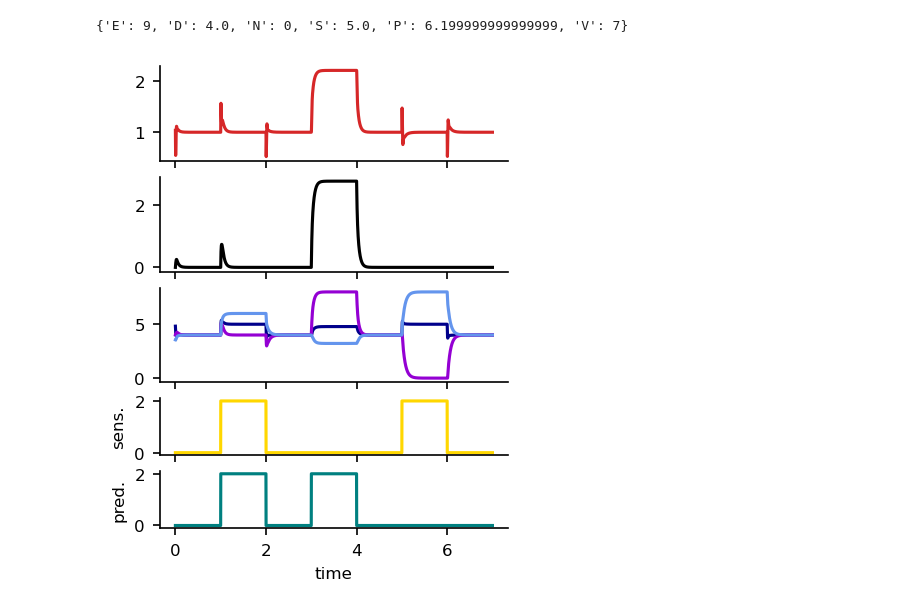
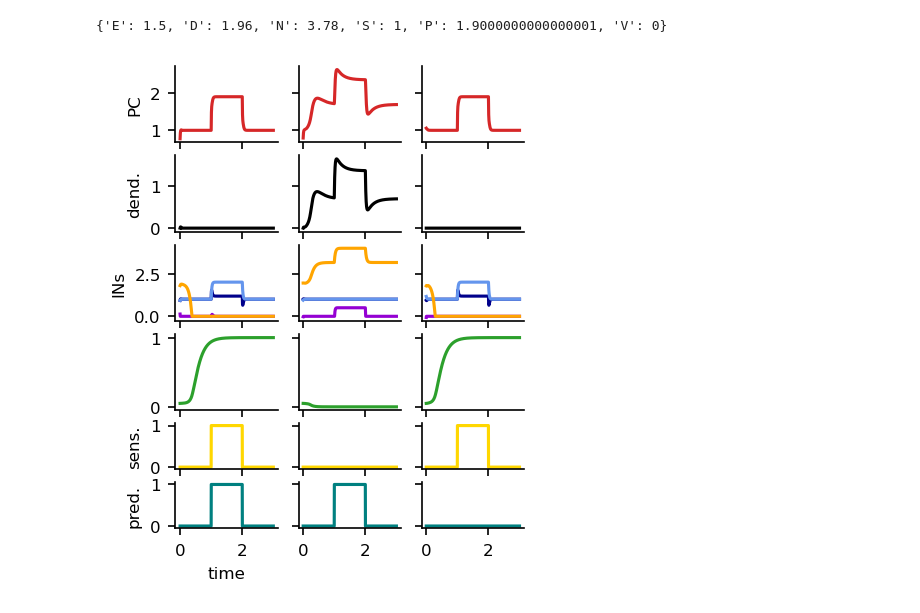
Before and after one commit to LNaumann/NDNF_control_inhibition_Naumann25, a Jupyter notebook: code/playground_predictive_coding.ipynb, the cells around one changed output. Drawn from its saved outputs; the diff is of its cells as text; code cells hidden in the pictures.

Commit message:
check responses to S and P in default network

```diff
--- a/code/playground_predictive_coding.ipynb
+++ b/code/playground_predictive_coding.ipynb
@@ -45,24 +77,43 @@ xFF['D'] = np.tile(prediction, [N_cells['D'], 1]).T
 xFF['P'] = np.tile(sensory, [N_cells['P'], 1]).T
 xFF['S'] = np.tile(sensory, [N_cells['S'], 1]).T
 xFF['V'] = np.tile(prediction, [N_cells['V'], 1]).T
+xFF['N'] = np.tile(prediction, [N_cells['N'], 1]).T
-# %%
-# run network
-t, rE, rD, rS, rN, rP, rV, p, cGABA, other = model.run(dur, xFF, dt=dt, rE0=1, rP0=4, rS0=4, rV0=4, rD0=0, p0=0.5, calc_bg_input=True)
-print(model.Xbg)
-t = t/1000
-# %% [output]
-{'E': 9, 'D': 4.0, 'N': 0, 'S': 5.0, 'P': 6.199999999999999, 'V': 7}
+# %%
+# run network, simulate 3 conditions separately to void long-lasting effects
+dur = 3000
+buffer = 1000
+xFFfp = slice_dict(xFF, fp_s-buffer, fp_e+buffer)
+xFFop = slice_dict(xFF, op_s-buffer, op_e+buffer)
+xFFup = slice_dict(xFF, up_s-buffer, up_e+buffer)
+# t, rE, rD, rS, rN, rP, rV, p, cGABA, other = model.run(dur, xFF, dt=dt, rE0=1, rP0=4, rS0=4, rV0=4, rD0=0, p0=0.5, calc_bg_input=True)
+t, rEfp, rDfp, rSfp, rNfp, rPfp, rVfp, pfp, cGABAfp, other = model.run(dur, xFFfp, dt=dt, rE0=rE0, rP0=rP0, rS0=rS0, rV0=rV0, rN0=rN0, rD0=rD0, p0=p0, calc_bg_input=True)
+t, rEop, rDop, rSop, rNop, rPop, rVop, pop, cGABAop, other = model.run(dur, xFFop, dt=dt, rE0=rE0, rP0=rP0, rS0=rS0, rV0=rV0, rN0=rN0, rD0=rD0, p0=p0, calc_bg_input=True)
+t, rEup, rDup, rSup, rNup, rPup, rVup, pup, cGABAup, other = model.run(dur, xFFup, dt=dt, rE0=rE0, rP0=rP0, rS0=rS0, rV0=rV0, rN0=rN0, rD0=rD0, p0=p0, calc_bg_input=True)
+
+print(model.Xbg)
+t = t/1000
+# %% [output]
+{'E': 1.5, 'D': 1.96, 'N': 3.78, 'S': 1, 'P': 1.9000000000000001, 'V': 0}
 # %%
-fig, ax = plt.subplots(5, 1, dpi=150, figsize=(3, 4), sharex=True, gridspec_kw={'height_ratios': [1, 1, 1, 0.6, 0.6]})
-ax[0].plot(t, rE, c='C3')
-ax[1].plot(t, rD, c='k')
-ax[2].plot(t, rP, c='darkblue')
-ax[2].plot(t, rV, c='darkviolet')
-ax[2].plot(t, rS, c='cornflowerblue')
-ax[3].plot(t, sensory, c='gold')
-ax[4].plot(t, prediction, c='teal')
-ax[3].set(ylabel='sens.')
-ax[4].set(ylabel='pred.', xlabel='time')
+fig, ax = plt.subplots(6, 3, dpi=150, figsize=(3, 4), sharex=True, gridspec_kw={'height_ratios': [1, 1, 1, 1, 0.6, 0.6]}, sharey='row')
+
+for i, cond in enumerate(['fp', 'op', 'up']):
+    ax[0, i].plot(t, eval('rE'+cond), c='C3')
+    ax[1, i].plot(t, eval('rD'+cond), c='k')
+    ax[2, i].plot(t, eval('rP'+cond), c='darkblue')
+    ax[2, i].plot(t, eval('rV'+cond), c='darkviolet')
+    ax[2, i].plot(t, eval('rS'+cond), c='cornflowerblue')
+    ax[2, i].plot(t, eval('rN'+cond), c='orange')
+    ax[3, i].plot(t, eval('p'+cond), c='C2')
+    ax[4, i].plot(t, sensory[eval(cond+'_s')-buffer:eval(cond+'_e')+buffer], c='gold')
+    ax[5, i].plot(t, prediction[eval(cond+'_s')-buffer:eval(cond+'_e')+buffer], c='teal')
+
+# labels
+ax[0, 0].set(ylabel='PC')
+ax[1, 0].set(ylabel='dend.')
+ax[2, 0].set(ylabel='INs')
+ax[4, 0].set(ylabel='sens.')
+ax[5, 0].set(ylabel='pred.', xlabel='time')
 plt.show()
 # %% [output]
-[figure, old version]
+[figure, new version]
```
Also changed, not shown: parts of 4 cells of this notebook.
